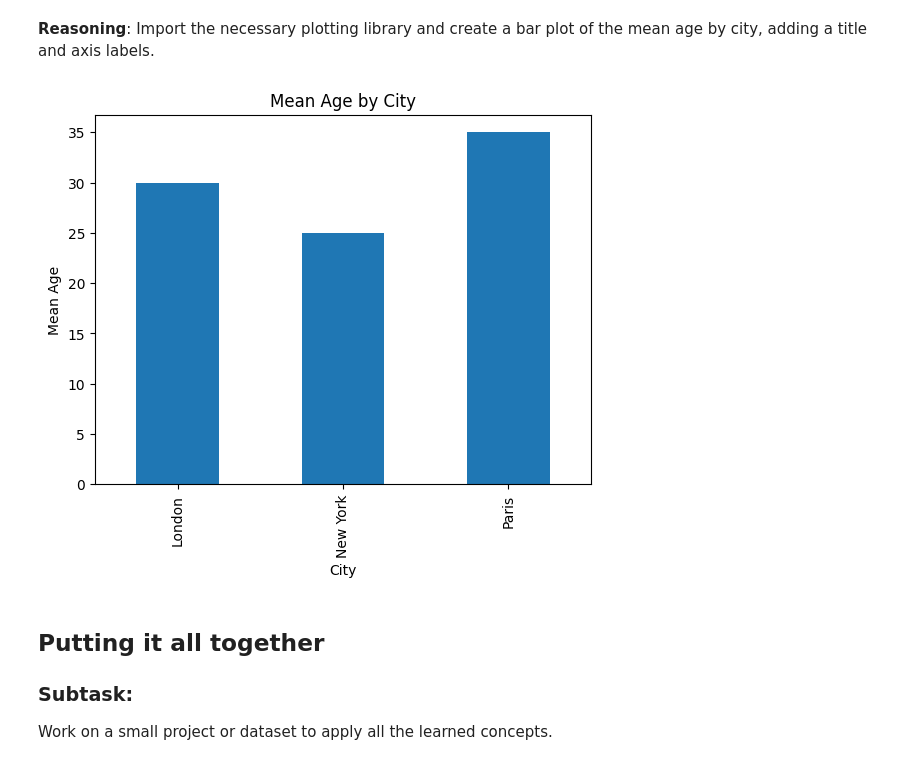
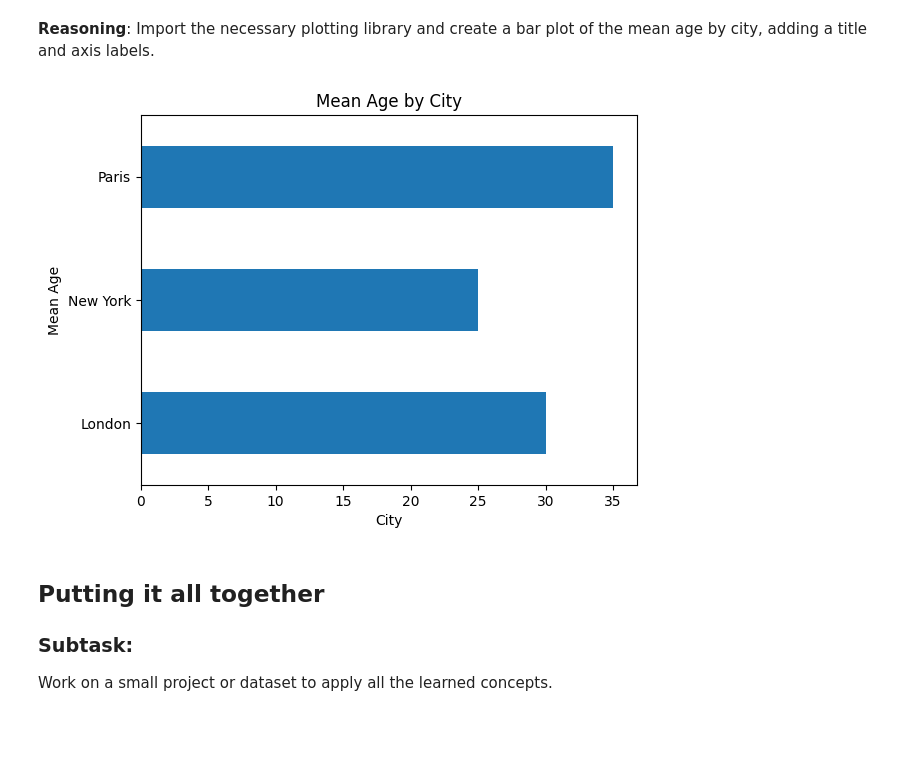
Before and after one commit to AI-Junction/Learn-ML, a Jupyter notebook: LearnPandasPart3.ipynb, the cells around one changed output. Cells and saved outputs as stored; diff of their text form; code cells hidden in the pictures; blank space fills up the shorter version.

```diff
--- a/LearnPandasPart3.ipynb
+++ b/LearnPandasPart3.ipynb
@@ -326,20 +350,20 @@ Import the necessary plotting library and create a bar plot of the mean age by c
 # %%
 import matplotlib.pyplot as plt
 
 # Create a bar plot of the city_age_mean Series
-city_age_mean.plot(kind='bar')
+city_age_mean.plot(kind='barh')
 
 # Add a title to the plot
 plt.title('Mean Age by City')
 
 # Add labels to the x and y axes
 plt.xlabel('City')
 plt.ylabel('Mean Age')
 
 # Display the plot
 plt.show()
 # %% [output]
-[figure, old version]
+[figure, new version]
 # %% [markdown]
 ## Putting it all together
 
```
Also changed, not shown: parts of 6 cells of this notebook.
